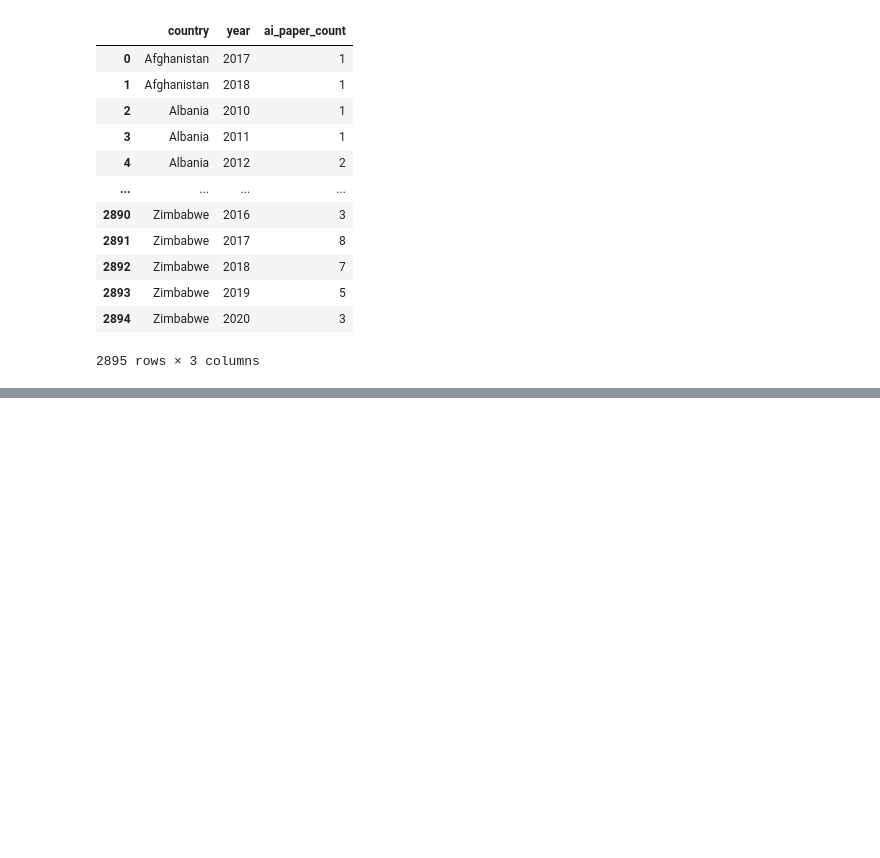
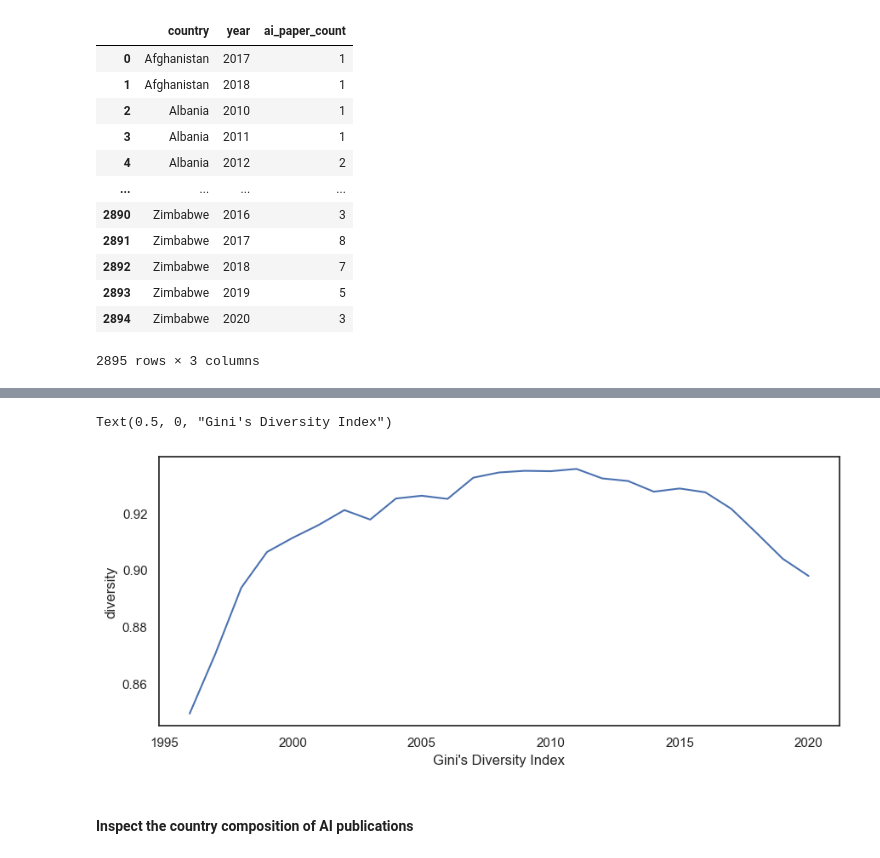
Before and after one commit to jieshu-wang-SBU/EST389_371_2026_spring, a Jupyter notebook: lectures/09-advanced_data_operations/09-05_Common_analytical_features.ipynb, the cells around one changed output, grey strips where cells are left out. Cells and saved outputs as stored; diff of their text form; code cells hidden in the pictures; blank space fills up the shorter version.

```diff
--- a/lectures/09-advanced_data_operations/09-05_Common_analytical_features.ipynb
+++ b/lectures/09-advanced_data_operations/09-05_Common_analytical_features.ipynb
@@ -388,3 +386,10 @@ df
 2895 rows × 3 columns
 # %%
 # Compute Gini's diversity index
+
+yearly_diversity = df.groupby('year', as_index=False).agg(
+    country_count=('country', 'count'),
+    diversity=("ai_paper_count", lambda x: 1-((x/x.sum())**2).sum())
+)
+
+yearly_diversity
@@ -390,0 +416,12 @@ df
+# %%
+fig, ax = plt.subplots(1, 1, figsize=(9, 4), tight_layout=True)
+
+select_year = 1995
+
+sns.lineplot(data=yearly_diversity.query("year > @select_year"), x='year', y='diversity', ax=ax)
+ax.set_xlabel("Gini's Diversity Index")
+# %% [output]
+Text(0.5, 0, "Gini's Diversity Index")
+[figure, added]
+# %% [markdown]
+#### Inspect the country composition of AI publications
```
Also changed, not shown: parts of 27 cells of this notebook.
